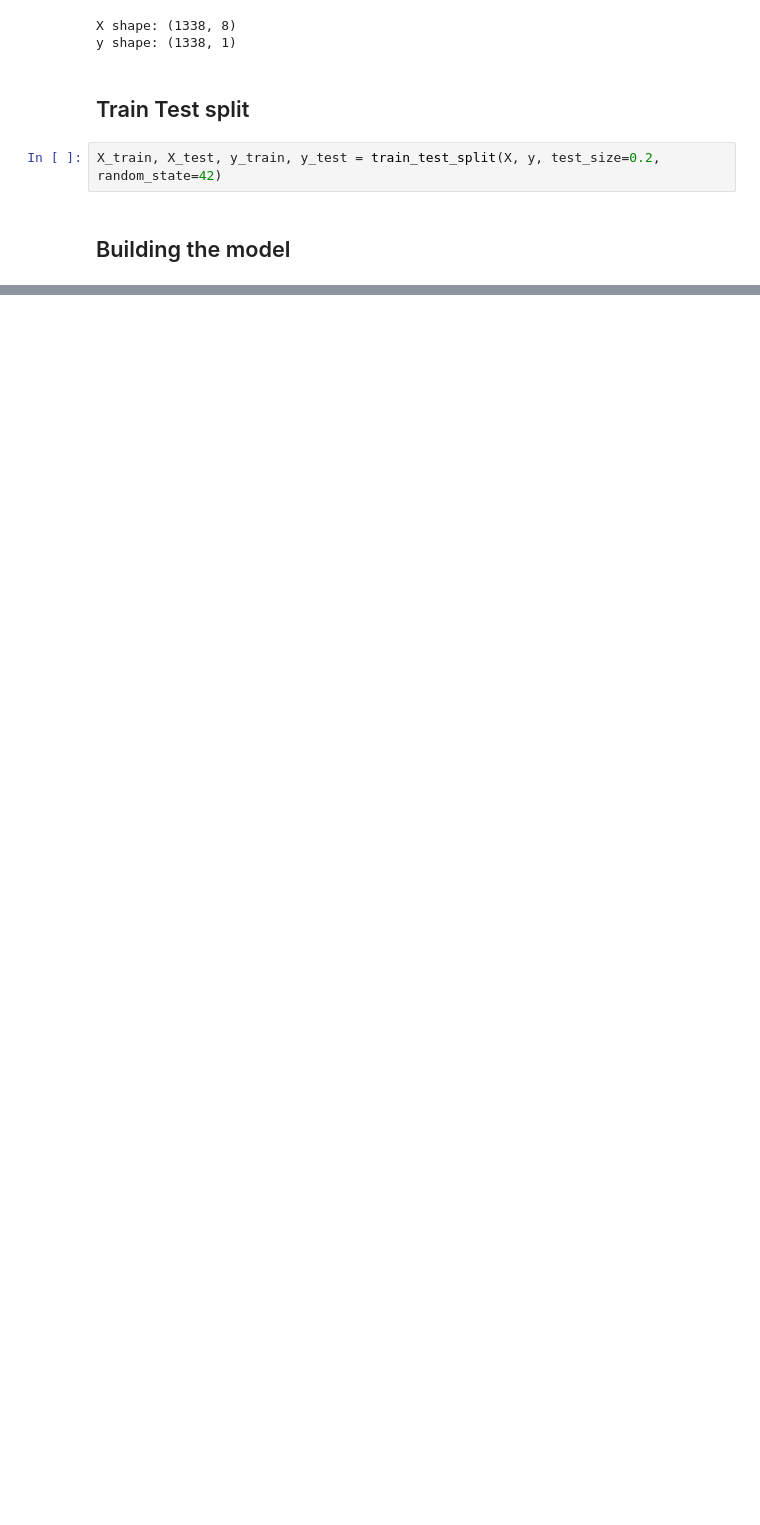
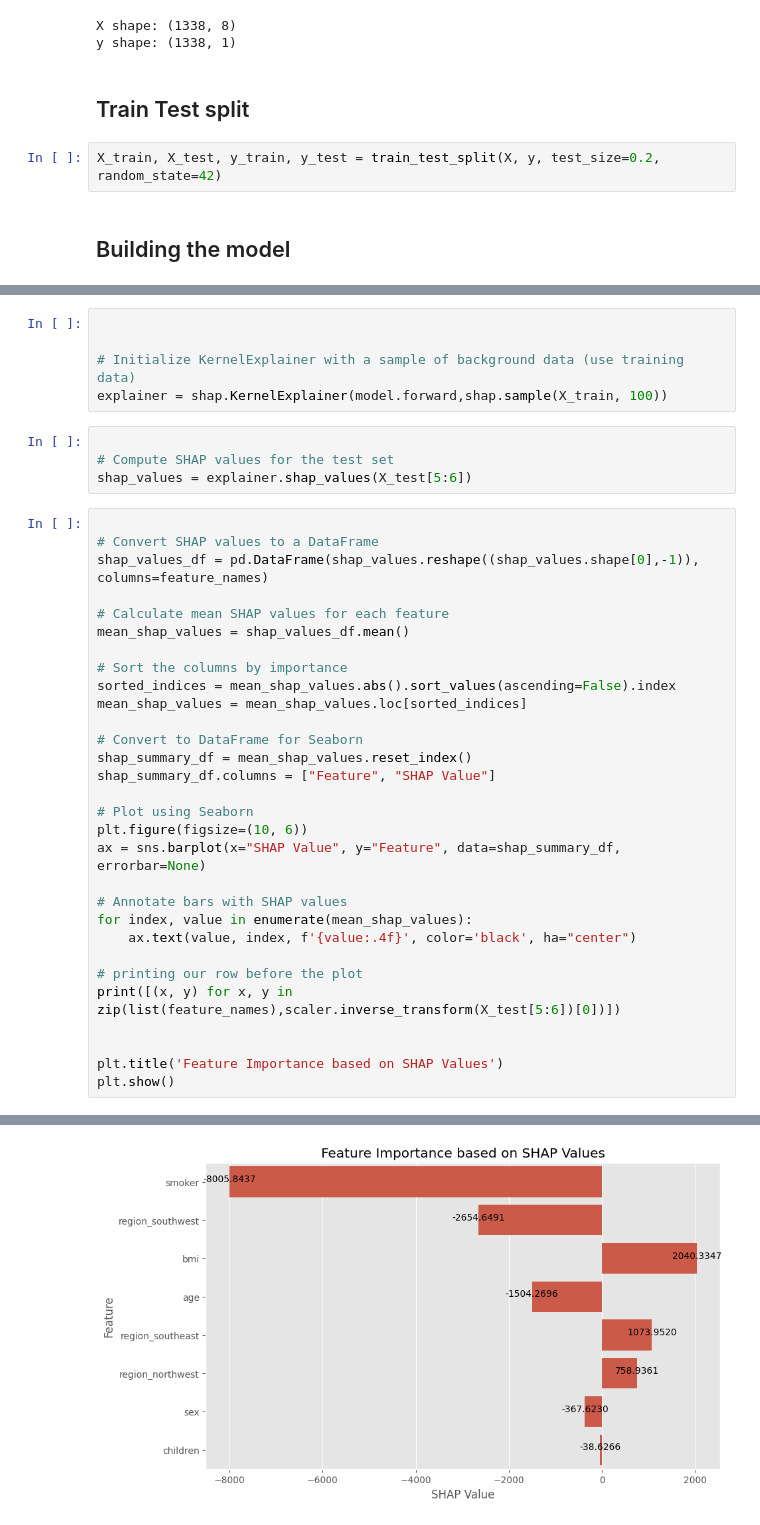
Before and after one commit to Tikai7/Pylamp, a Jupyter notebook: src/NonLinearExperiment.ipynb, the cells around one changed output, grey strips where cells are left out. Saved outputs shown, nothing was run; the diff lists cells and outputs as text; blank space fills up the shorter version.

```diff
--- a/src/NonLinearExperiment.ipynb
+++ b/src/NonLinearExperiment.ipynb
@@ -114,0 +125,40 @@ Test R^2: 0.8788374768809487
+# %%
+
+
+# Initialize KernelExplainer with a sample of background data (use training data)
+explainer = shap.KernelExplainer(model.forward,shap.sample(X_train, 100))
+# %%
+
+# Compute SHAP values for the test set
+shap_values = explainer.shap_values(X_test[5:6])
+# %%
+
+# Convert SHAP values to a DataFrame
+shap_values_df = pd.DataFrame(shap_values.reshape((shap_values.shape[0],-1)), columns=feature_names)
+
+# Calculate mean SHAP values for each feature
+mean_shap_values = shap_values_df.mean()
+
+# Sort the columns by importance
+sorted_indices = mean_shap_values.abs().sort_values(ascending=False).index
+mean_shap_values = mean_shap_values.loc[sorted_indices]
+
+# Convert to DataFrame for Seaborn
+shap_summary_df = mean_shap_values.reset_index()
+shap_summary_df.columns = ["Feature", "SHAP Value"]
+
+# Plot using Seaborn
+plt.figure(figsize=(10, 6))
+ax = sns.barplot(x="SHAP Value", y="Feature", data=shap_summary_df, errorbar=None)
+
+# Annotate bars with SHAP values
+for index, value in enumerate(mean_shap_values):
+    ax.text(value, index, f'{value:.4f}', color='black', ha="center")
+
+# printing our row before the plot
+print([(x, y) for x, y in zip(list(feature_names),scaler.inverse_transform(X_test[5:6])[0])])
+
+
+plt.title('Feature Importance based on SHAP Values')
+plt.show()
+# %% [output]
@@ -114,0 +166 @@ Test R^2: 0.8788374768809487
+[figure, added]
```
Also changed, not shown: parts of 7 cells of this notebook, 1 other file.
